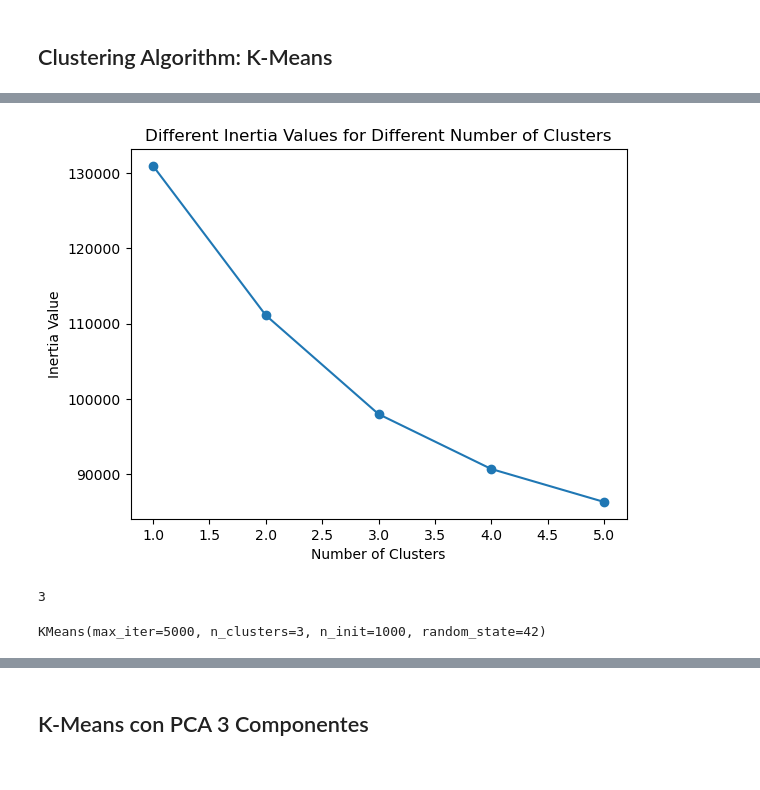
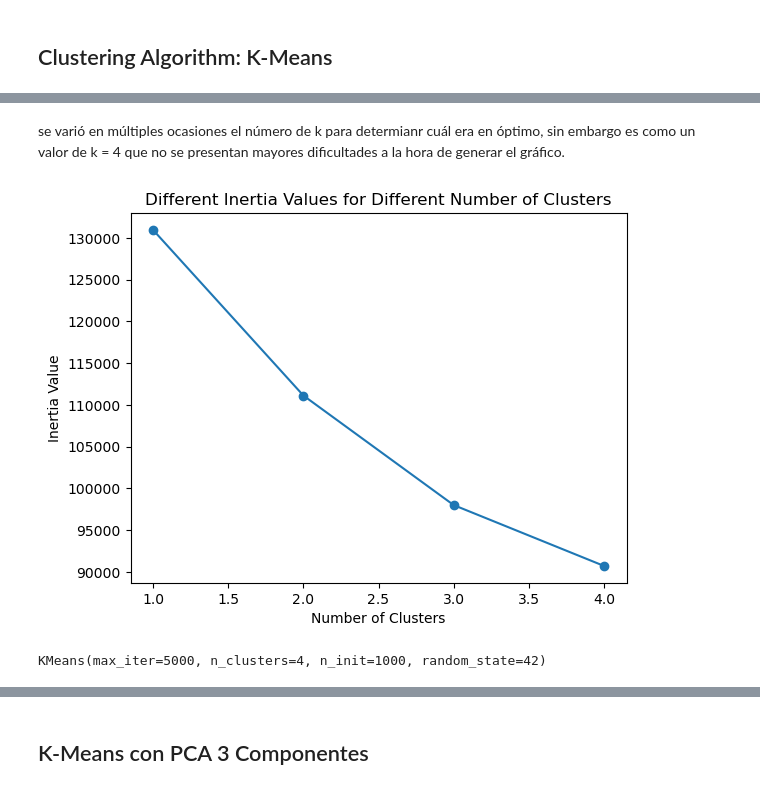
Before and after one commit to Leostark95/Analitica_2_Proyecto_2, a Jupyter notebook: Notebook.ipynb, the cells around one changed output, grey strips where cells are left out. Saved outputs shown, nothing was run; the diff lists cells and outputs as text; code cells hidden in the pictures.

```diff
--- a/Notebook.ipynb
+++ b/Notebook.ipynb
@@ -412,7 +416,7 @@ array([[-1.91607276, -1.54576254,  1.6541392 , -0.66577532,  0.58716039],
 # Número optimo de K
 inertia_list = []
 
-for i in range(1, 6):
-    kmeans = KMeans(n_clusters=i, init='k-means++', random_state=3)
+for i in range(1, 5):
+    kmeans = KMeans(n_clusters=i, init='k-means++', n_init = 100, max_iter = 100, random_state=3)
     kmeans.fit(df2)
     inertia_list.append(kmeans.inertia_)
@@ -419,30 +487,31 @@ for i in range(1, 6):
+# %% [markdown]
+
+se varió en múltiples ocasiones el número de k para determianr cuál era en óptimo, sin embargo es como un valor de k = 4 que no se presentan mayores dificultades a la hora de generar el gráfico.
 # %%
 # plot the inertia curve
-plt.plot(range(1,6),inertia_list)
-plt.scatter(range(1,6),inertia_list)
+plt.plot(range(1,5),inertia_list)
+plt.scatter(range(1,5),inertia_list)
 plt.xlabel("Number of Clusters", size=10)
 plt.ylabel("Inertia Value", size=10)
 plt.title("Different Inertia Values for Different Number of Clusters", size=12)
 plt.show()
 # %% [output]
-[figure, old version]
+[figure, new version]
 # %%
 # Seleccion automatica del numero k
-kl = KneeLocator(range(1, 6),
+kl = KneeLocator(range(1, 5),
                  inertia_list, curve="convex",
                  direction="decreasing")
-
 kl.elbow
-# %% [output]
-3
 # %%
-kmeans_constants = {"init": "k-means++", "n_init": 1000, "max_iter": 5000, "random_state": 42}
+kmeans_constants = {"init": "k-means++", "n_init": 1000,
+                    "max_iter": 5000, "random_state": 42}
 
 # --- Modelo K-means ---
-model_kmeans = KMeans(n_clusters = 3, **kmeans_constants)
+model_kmeans = KMeans(n_clusters = 4, **kmeans_constants)
 model_kmeans.fit(df2)
 # %% [output]
-KMeans(max_iter=5000, n_clusters=3, n_init=1000, random_state=42)
+KMeans(max_iter=5000, n_clusters=4, n_init=1000, random_state=42)
 # %%
 # --- Evaluación del modelo kmeans ---
 print(" ### K-MEANS ###")
```
Also changed, not shown: parts of 13 cells of this notebook, 1 other file.
